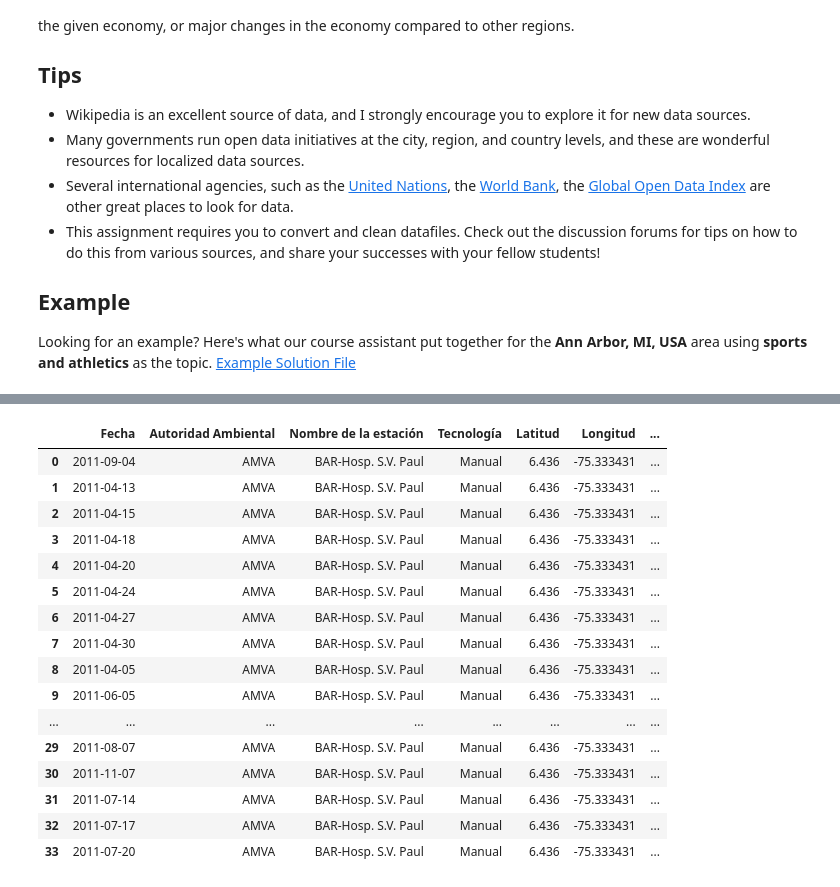
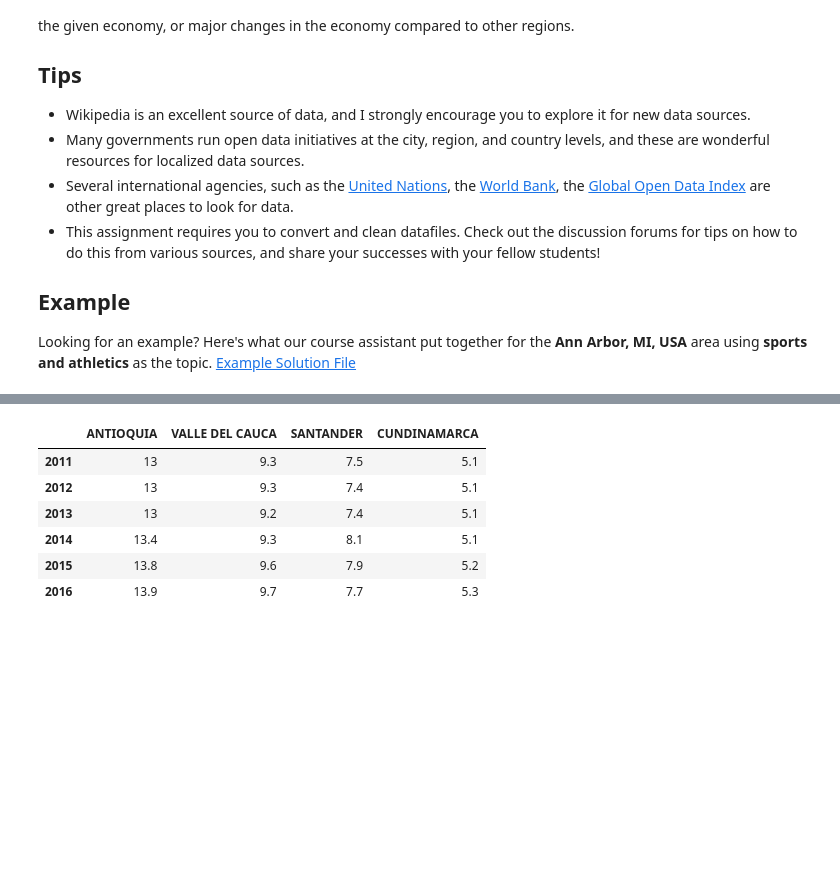
Before and after one commit to josoriov/applied-ds, a Jupyter notebook: 02_plotting/w4/Assignment_4.ipynb, the cells around one changed output, grey strips where cells are left out. Saved outputs shown, nothing was run; the diff lists cells and outputs as text; code cells hidden in the pictures; blank space fills up the shorter version.

```diff
--- a/02_plotting/w4/Assignment_4.ipynb
+++ b/02_plotting/w4/Assignment_4.ipynb
@@ -75,20 +42,40 @@ air_quality['Fecha'] = pd.to_datetime(air_quality['Fecha'])
-# %%
-air_quality
-# %% [output]
-|  | Fecha | Autoridad Ambiental | Nombre de la estación | Tecnología | Latitud | Longitud | ... |
-| 0 | 2011-09-04 | AMVA | BAR-Hosp. S.V. Paul | Manual | 6.436 | -75.333431 | ... |
-| 1 | 2011-04-13 | AMVA | BAR-Hosp. S.V. Paul | Manual | 6.436 | -75.333431 | ... |
-| 2 | 2011-04-15 | AMVA | BAR-Hosp. S.V. Paul | Manual | 6.436 | -75.333431 | ... |
-| 3 | 2011-04-18 | AMVA | BAR-Hosp. S.V. Paul | Manual | 6.436 | -75.333431 | ... |
-| 4 | 2011-04-20 | AMVA | BAR-Hosp. S.V. Paul | Manual | 6.436 | -75.333431 | ... |
-| 5 | 2011-04-24 | AMVA | BAR-Hosp. S.V. Paul | Manual | 6.436 | -75.333431 | ... |
-| 6 | 2011-04-27 | AMVA | BAR-Hosp. S.V. Paul | Manual | 6.436 | -75.333431 | ... |
-| 7 | 2011-04-30 | AMVA | BAR-Hosp. S.V. Paul | Manual | 6.436 | -75.333431 | ... |
-| 8 | 2011-04-05 | AMVA | BAR-Hosp. S.V. Paul | Manual | 6.436 | -75.333431 | ... |
-| 9 | 2011-06-05 | AMVA | BAR-Hosp. S.V. Paul | Manual | 6.436 | -75.333431 | ... |
-| ... | ... | ... | ... | ... | ... | ... | ... |
-| 29 | 2011-08-07 | AMVA | BAR-Hosp. S.V. Paul | Manual | 6.436 | -75.333431 | ... |
-| 30 | 2011-11-07 | AMVA | BAR-Hosp. S.V. Paul | Manual | 6.436 | -75.333431 | ... |
-| 31 | 2011-07-14 | AMVA | BAR-Hosp. S.V. Paul | Manual | 6.436 | -75.333431 | ... |
-| 32 | 2011-07-17 | AMVA | BAR-Hosp. S.V. Paul | Manual | 6.436 | -75.333431 | ... |
-| 33 | 2011-07-20 | AMVA | BAR-Hosp. S.V. Paul | Manual | 6.436 | -75.333431 | ... |
+# %%
+# Creating path variables to read the csv's
+conc_path = 'concentration.csv'
+gdp_path = 'gdp.csv'
+reg_path = 'regions.csv'
+
+# Reading the processed csv's
+concentration = pd.read_csv(conc_path)
+gdp = pd.read_csv(gdp_path)
+regions = pd.read_csv(reg_path)
+
+# Removing path variables from the environment
+del(conc_path, gdp_path, reg_path)
+
+# Adding the region column to concentration dataframe
+concentration = concentration.merge(regions, how='left', left_on=['region_id'], right_on=['region_id'])
+# %%
+# Getting the top 5 gdp regions and re-indexing
+gdp['total'] = gdp[['2011', '2012', '2013', '2014', '2015', '2016']].sum(axis=1)
+gdp = gdp.sort_values(by=['total'], ascending=False).reset_index(drop=True)
+gdp = gdp.head(4)
+
+# Filtering concentration by the top regions
+concentration = concentration[concentration['region_id'].isin(list(gdp['region_id']))]
+# %%
+gdp = gdp.drop(labels=['region_id', 'total'], axis=1)
+# %%
+gdp = gdp.transpose()
+gdp.columns = list(gdp.loc['region'])
+gdp = gdp.drop(['region'])
+# %%
+gdp
+# %% [output]
+|  | ANTIOQUIA | VALLE DEL CAUCA | SANTANDER | CUNDINAMARCA |
+| 2011 | 13 | 9.3 | 7.5 | 5.1 |
+| 2012 | 13 | 9.3 | 7.4 | 5.1 |
+| 2013 | 13 | 9.2 | 7.4 | 5.1 |
+| 2014 | 13.4 | 9.3 | 8.1 | 5.1 |
+| 2015 | 13.8 | 9.6 | 7.9 | 5.2 |
+| 2016 | 13.9 | 9.7 | 7.7 | 5.3 |
```
Also changed, not shown: parts of 14 cells of this notebook, 2 other files.
